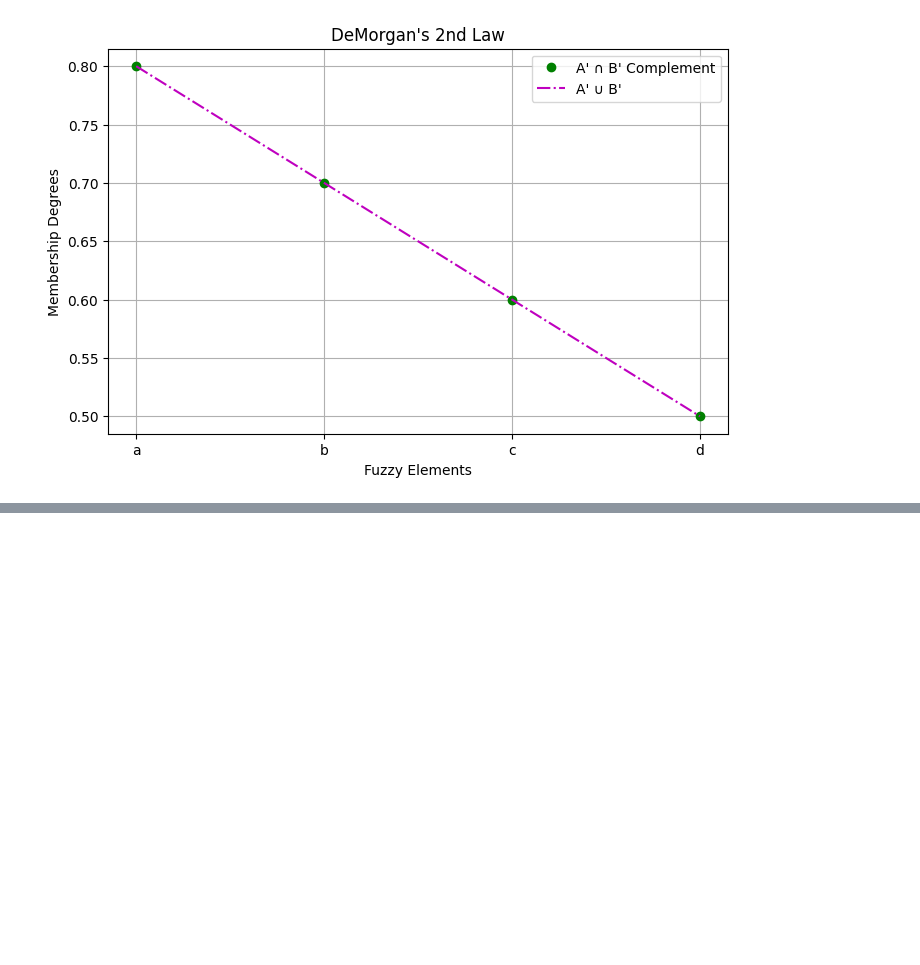
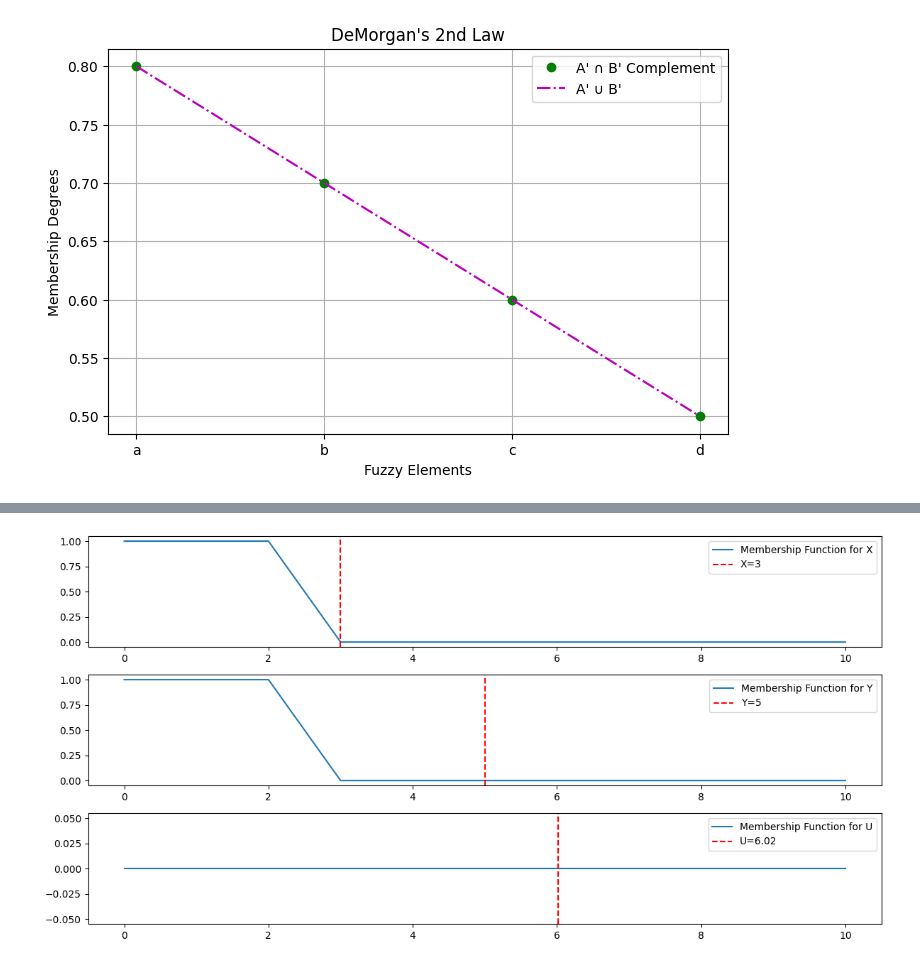
Before and after one commit to ramprasathmk/Soft-Computing-Lab-2024, a Jupyter notebook: SoftComputingLab_(VI_SEM).ipynb, the cells around one changed output, grey strips where cells are left out. Saved outputs shown, nothing was run; the diff lists cells and outputs as text; code cells hidden in the pictures; blank space fills up the shorter version.

```diff
--- a/SoftComputingLab_(VI_SEM).ipynb
+++ b/SoftComputingLab_(VI_SEM).ipynb
@@ -148,0 +311,87 @@ Continued!
+# %%
+import numpy as np
+import matplotlib.pyplot as plt
+
+# Define membership functions
+def membership_L(x, a, b):
+    return max(0, min((b - x) / (b - a), 1))
+
+def membership_U(x, a, b):
+    return max(0, min((x - a) / (b - a), 1))
+
+def membership_Pi(x, a, b, c, d):
+    if b == a:
+        return 1 if x==b else 0
+    elif d == c:
+        return 1 if x==c else 0
+    else:
+        return max(0, min((x - a) / (b - a), 1, (d - x) / (d - c)))
+
+# Inputs
+x = 3
+y = 5
+
+# Membership values for x and y
+mu_N_x = 0.66
+mu_Z_x = 0.34  # Updated based on the given rule
+mu_P_x = 0
+
+mu_N_y = 0
+mu_Z_y = 1
+mu_P_y = 0
+
+# Fuzzy rules
+# Rule 1: If (X is N) and (Y is Z) then (U is M)
+mu_M_u = min(mu_N_x, mu_Z_y)
+
+# Rule 2: If (X is Z) and (Y is Z) then (U is H)
+mu_H_u = min(mu_Z_x, mu_Z_y)
+
+# Calculate the centroid of the output fuzzy set
+u_values = np.arange(0, 11)
+u_membership_values = [0, 0, 0, 0, mu_M_u, mu_M_u, mu_M_u, mu_H_u, mu_H_u, mu_H_u, 0]
+
+numerator = np.sum(u_values * u_membership_values)
+denominator = np.sum(u_membership_values)
+u = numerator / denominator
+
+print("Control action for x={} and y={} is u={}".format(x, y, u))
+
+# Plot membership functions
+x_values = np.arange(0, 11)
+y_values = np.zeros_like(x_values)
+u_values = np.zeros_like(x_values)
+
+for i, val in enumerate(x_values):
+    y_values[i] = membership_L(val, 2, 4)
+    u_values[i] = membership_L(val, 6, 8)
+
+plt.figure(figsize=(12, 6))
+plt.subplot(311)
+plt.plot(x_values, y_values, label='Membership Function for X')
+plt.axvline(x=3, color='r', linestyle='--', label='X=3')
+plt.legend()
+
+for i, val in enumerate(x_values):
+    y_values[i] = membership_L(val, 2, 4)
+    u_values[i] = membership_Pi(val, 2, 5, 8, 8)
+
+plt.subplot(312)
+plt.plot(x_values, y_values, label='Membership Function for Y')
+plt.axvline(x=5, color='r', linestyle='--', label='Y=5')
+plt.legend()
+
+for i, val in enumerate(x_values):
+    u_values[i] = membership_L(val, 0, 3)
+    u_values[i] += membership_Pi(val, 2, 5, 8, 8)
+    u_values[i] += membership_U(val, 6, 8)
+    u_values[i] /= 3
+
+plt.subplot(313)
+plt.plot(x_values, u_values, label='Membership Function for U')
+plt.axvline(x=u, color='r', linestyle='--', label='U={:.2f}'.format(u))
+plt.legend()
+
+plt.tight_layout()
+plt.show()
+# %% [output]
@@ -148,0 +399 @@ Continued!
+[figure, added]
```
Also changed, not shown: parts of 20 cells of this notebook.
